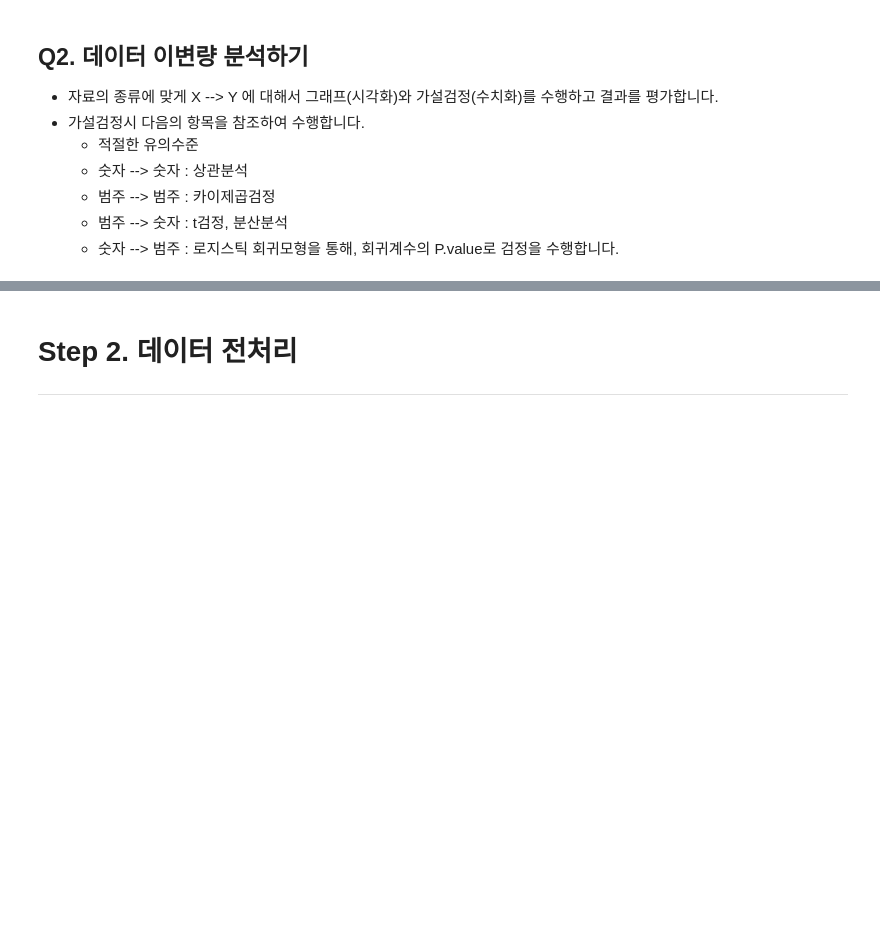
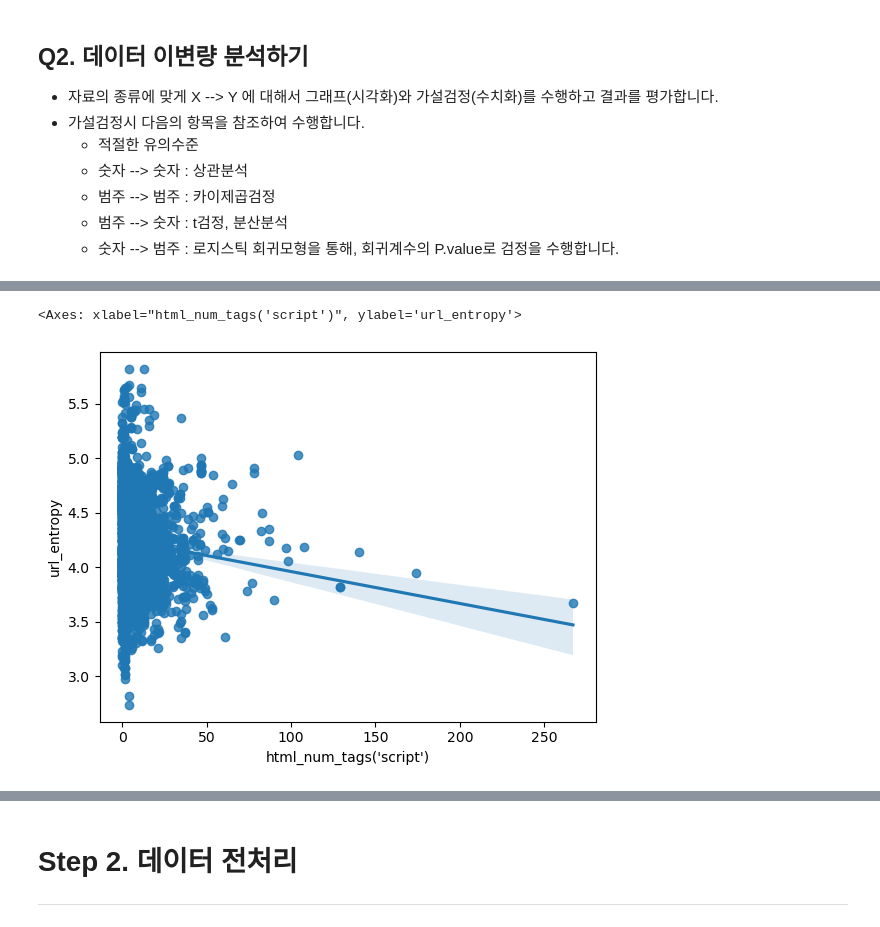
Before and after one commit to ssoong12/KT_aivle_school_AI_track, a Jupyter notebook: 09. MINI_PJ2/악성사이트/2. 데이터 전처리.ipynb, the cells around one changed output, grey strips where cells are left out. Saved outputs shown, nothing was run; the diff lists cells and outputs as text; code cells hidden in the pictures; blank space fills up the shorter version.

```diff
--- a/09. MINI_PJ2/악성사이트/2. 데이터 전처리.ipynb
+++ b/09. MINI_PJ2/악성사이트/2. 데이터 전처리.ipynb
@@ -176,0 +245,5 @@ data.corr()
+# %%
+sns.regplot(x='''html_num_tags('script')''', y='url_entropy', data = data)
+# %% [output]
+<Axes: xlabel="html_num_tags('script')", ylabel='url_entropy'>
+[figure, added]
```
Also changed, not shown: parts of 13 cells of this notebook.
